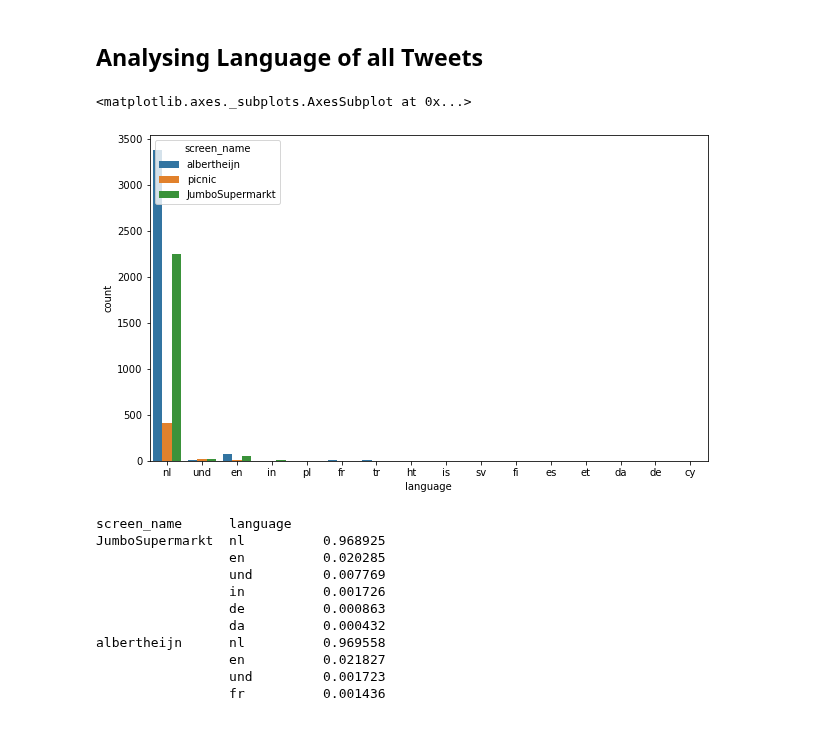
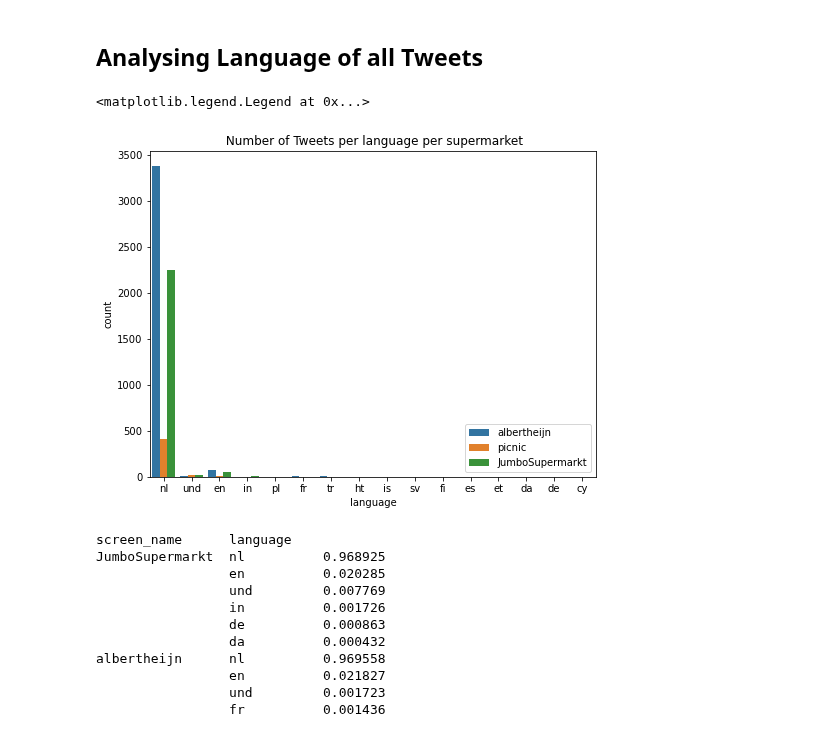
Before and after one commit to dpbac/twitter_analysis_online_grocery_NL, a Jupyter notebook: notebooks/03-Preparing Twitter data for analysis-Part 02.ipynb, the cells around one changed output. Cells and saved outputs as stored; diff of their text form; code cells hidden in the pictures.

```diff
--- a/notebooks/03-Preparing Twitter data for analysis-Part 02.ipynb
+++ b/notebooks/03-Preparing Twitter data for analysis-Part 02.ipynb
@@ -356,9 +347,11 @@ df_concat.to_csv("../data/processed/tweets_300320_240620_selected_features_all_l
 # %% [markdown]
 ## Analysing Language of all Tweets
 # %%
-plt.figure(figsize=(10,6))
-sns.countplot(data = df_concat, x='language', hue = 'screen_name' )
+plt.figure(figsize=(8,6))
+plt.title(" Number of Tweets per language per supermarket")
+sns.countplot(data = df_concat, x='language', hue = 'screen_name')
+plt.legend(loc = 'lower right')
 # %% [output]
-<matplotlib.axes._subplots.AxesSubplot at 0x...>
+<matplotlib.legend.Legend at 0x...>
-[figure, old version]
+[figure, new version]
 # %%
```
Also changed, not shown: parts of 15 cells of this notebook, 4 other files.
